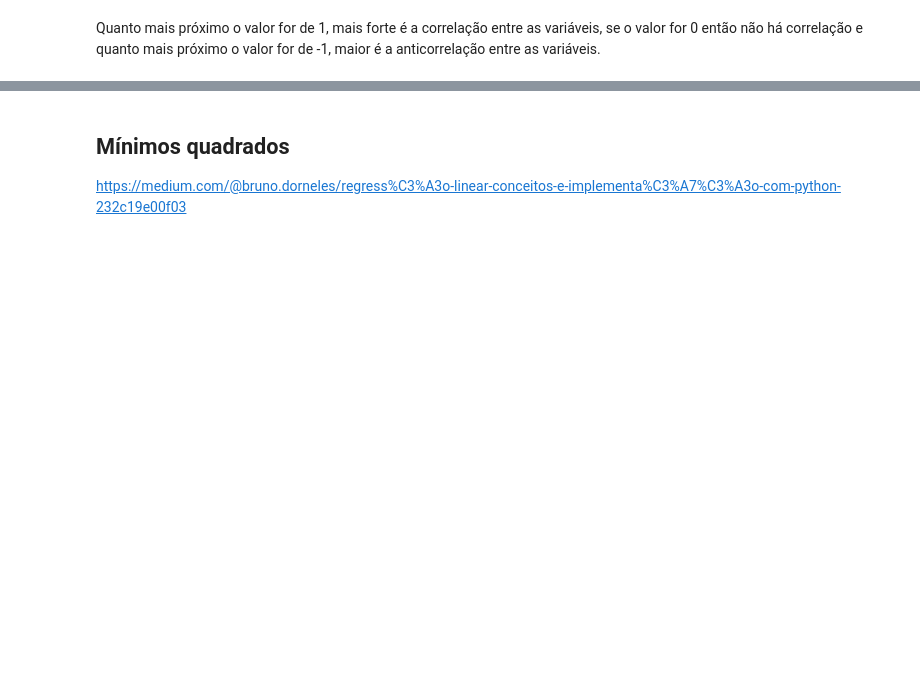
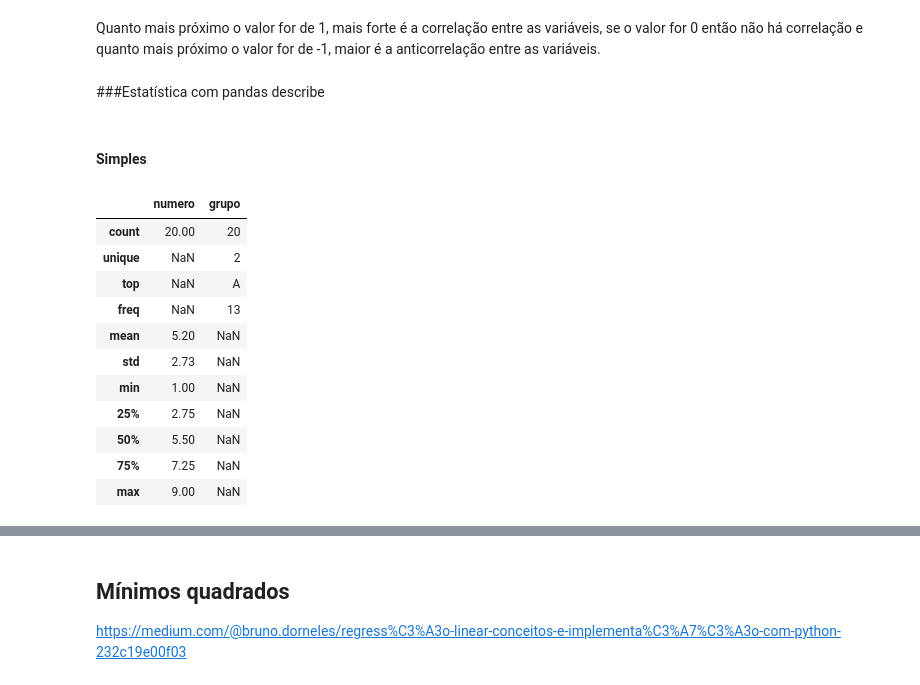
Before and after one commit to osmarbraz/exemplos_python, a Jupyter notebook: ExemplosPythonEstatistica.ipynb, the cells around one changed output, grey strips where cells are left out. Drawn from its saved outputs; the diff is of its cells as text; code cells hidden in the pictures; blank space fills up the shorter version.

```diff
--- a/ExemplosPythonEstatistica.ipynb
+++ b/ExemplosPythonEstatistica.ipynb
@@ -427,3 +439,45 @@ Correlação:  [[1.         0.11577064]
  [0.11577064 1.        ]]
 # %% [markdown]
 Quanto mais próximo o valor for de 1, mais forte é a correlação entre as variáveis, se o valor for 0 então não há correlação e quanto mais próximo o valor for de -1, maior é a anticorrelação entre as variáveis.
+# %% [markdown]
+###Estatística com pandas describe
+# %% [markdown]
+#### Simples
+# %%
+# Import das bibliotecas
+import pandas as pd
+
+# Declara uma lista com os valores dos números a serem analisados
+lista = [1,2,7,4,1,9,5,3,9,2,6,8,9,4,2,5,6,7,6,8]
+grupo = ['A','A','A','B','A','A','B','A','B','A','A','B','A','B','A','A','B','A','B','A']
+
+# Formata os dados
+dados = {'numero': lista, 'grupo': grupo}
+
+# Mostra somente com duas casas decimais os números reais
+pd.set_option('precision', 2)
+
+# Exibe todas as linhas
+pd.set_option('display.max_rows', None)
+
+# Exibe todas as linhas
+pd.set_option('display.max_columns', None)
+
+# Cria um DataFrame das estatísticas a partir dos dados formatados
+df_stats = pd.DataFrame(data=dados)
+
+#Exibe as estatísticas
+df_stats.describe(include='all')
+# %% [output]
+|  | numero | grupo |
+| count | 20.00 | 20 |
+| unique | NaN | 2 |
+| top | NaN | A |
+| freq | NaN | 13 |
+| mean | 5.20 | NaN |
+| std | 2.73 | NaN |
+| min | 1.00 | NaN |
+| 25% | 2.75 | NaN |
+| 50% | 5.50 | NaN |
+| 75% | 7.25 | NaN |
+| max | 9.00 | NaN |
```
Also changed, not shown: parts of 24 cells of this notebook.
